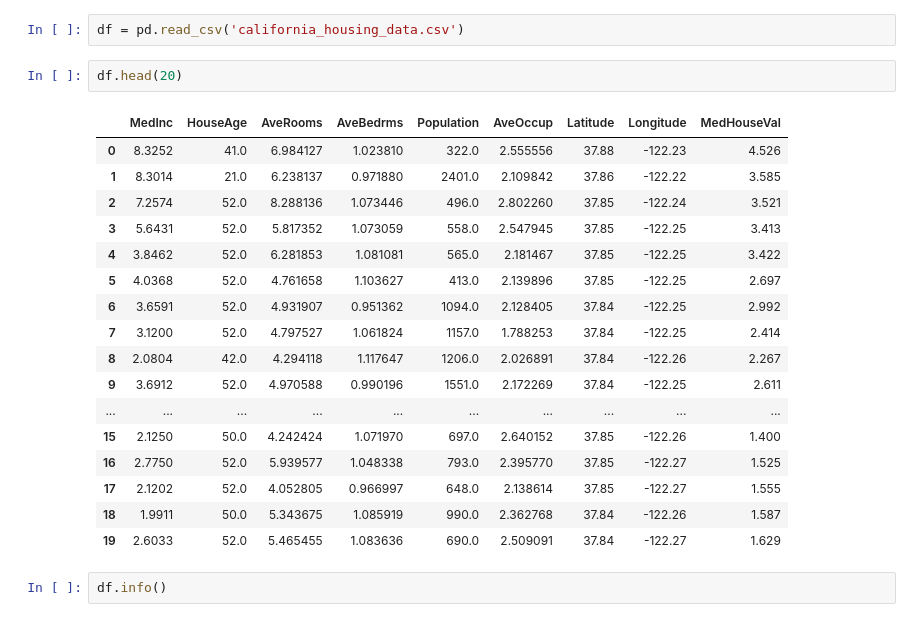
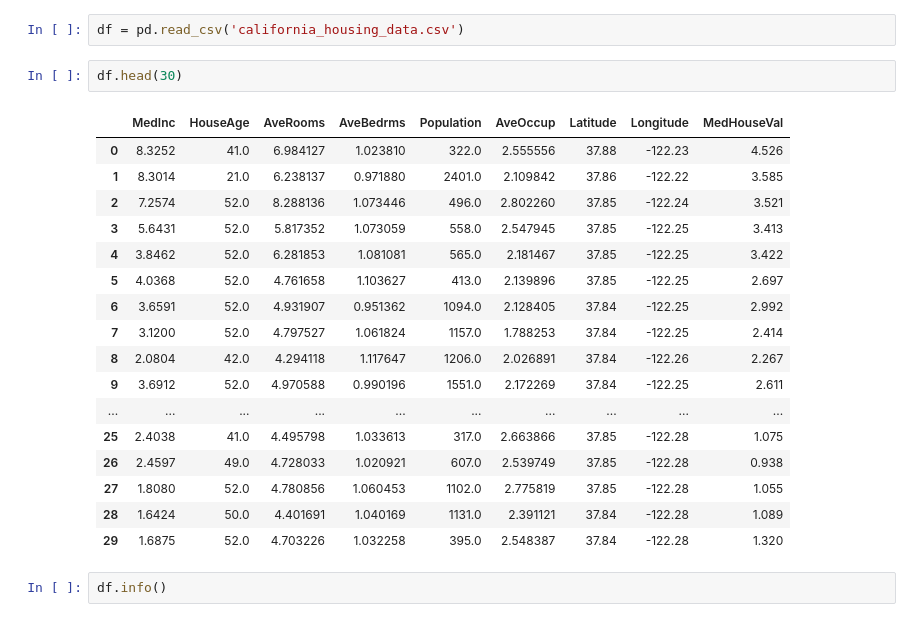
Before and after one commit to Gianmarcx/regression_Sorrentino_Roggi, a Jupyter notebook: regression.ipynb, the cells around one changed output. Drawn from its saved outputs; the diff is of its cells as text.

```diff
--- a/regression.ipynb
+++ b/regression.ipynb
@@ -16,25 +16,25 @@ from sklearn.preprocessing import MinMaxScaler
 # %%
 df = pd.read_csv('california_housing_data.csv')
 # %%
-df.head(20)
+df.head(30)
 # %% [output]
 |  | MedInc | HouseAge | AveRooms | AveBedrms | Population | AveOccup | Latitude | Longitude | MedHouseVal |
 | 0 | 8.3252 | 41.0 | 6.984127 | 1.023810 | 322.0 | 2.555556 | 37.88 | -122.23 | 4.526 |
 | 1 | 8.3014 | 21.0 | 6.238137 | 0.971880 | 2401.0 | 2.109842 | 37.86 | -122.22 | 3.585 |
 | 2 | 7.2574 | 52.0 | 8.288136 | 1.073446 | 496.0 | 2.802260 | 37.85 | -122.24 | 3.521 |
 | 3 | 5.6431 | 52.0 | 5.817352 | 1.073059 | 558.0 | 2.547945 | 37.85 | -122.25 | 3.413 |
 | 4 | 3.8462 | 52.0 | 6.281853 | 1.081081 | 565.0 | 2.181467 | 37.85 | -122.25 | 3.422 |
 | 5 | 4.0368 | 52.0 | 4.761658 | 1.103627 | 413.0 | 2.139896 | 37.85 | -122.25 | 2.697 |
 | 6 | 3.6591 | 52.0 | 4.931907 | 0.951362 | 1094.0 | 2.128405 | 37.84 | -122.25 | 2.992 |
 | 7 | 3.1200 | 52.0 | 4.797527 | 1.061824 | 1157.0 | 1.788253 | 37.84 | -122.25 | 2.414 |
 | 8 | 2.0804 | 42.0 | 4.294118 | 1.117647 | 1206.0 | 2.026891 | 37.84 | -122.26 | 2.267 |
 | 9 | 3.6912 | 52.0 | 4.970588 | 0.990196 | 1551.0 | 2.172269 | 37.84 | -122.25 | 2.611 |
 | ... | ... | ... | ... | ... | ... | ... | ... | ... | ... |
-| 15 | 2.1250 | 50.0 | 4.242424 | 1.071970 | 697.0 | 2.640152 | 37.85 | -122.26 | 1.400 |
-| 16 | 2.7750 | 52.0 | 5.939577 | 1.048338 | 793.0 | 2.395770 | 37.85 | -122.27 | 1.525 |
-| 17 | 2.1202 | 52.0 | 4.052805 | 0.966997 | 648.0 | 2.138614 | 37.85 | -122.27 | 1.555 |
-| 18 | 1.9911 | 50.0 | 5.343675 | 1.085919 | 990.0 | 2.362768 | 37.84 | -122.26 | 1.587 |
-| 19 | 2.6033 | 52.0 | 5.465455 | 1.083636 | 690.0 | 2.509091 | 37.84 | -122.27 | 1.629 |
+| 25 | 2.4038 | 41.0 | 4.495798 | 1.033613 | 317.0 | 2.663866 | 37.85 | -122.28 | 1.075 |
+| 26 | 2.4597 | 49.0 | 4.728033 | 1.020921 | 607.0 | 2.539749 | 37.85 | -122.28 | 0.938 |
+| 27 | 1.8080 | 52.0 | 4.780856 | 1.060453 | 1102.0 | 2.775819 | 37.85 | -122.28 | 1.055 |
+| 28 | 1.6424 | 50.0 | 4.401691 | 1.040169 | 1131.0 | 2.391121 | 37.84 | -122.28 | 1.089 |
+| 29 | 1.6875 | 52.0 | 4.703226 | 1.032258 | 395.0 | 2.548387 | 37.84 | -122.28 | 1.320 |
 # %%
 df.info()
 # %% [output]
```
Also changed, not shown: parts of 17 cells of this notebook.
